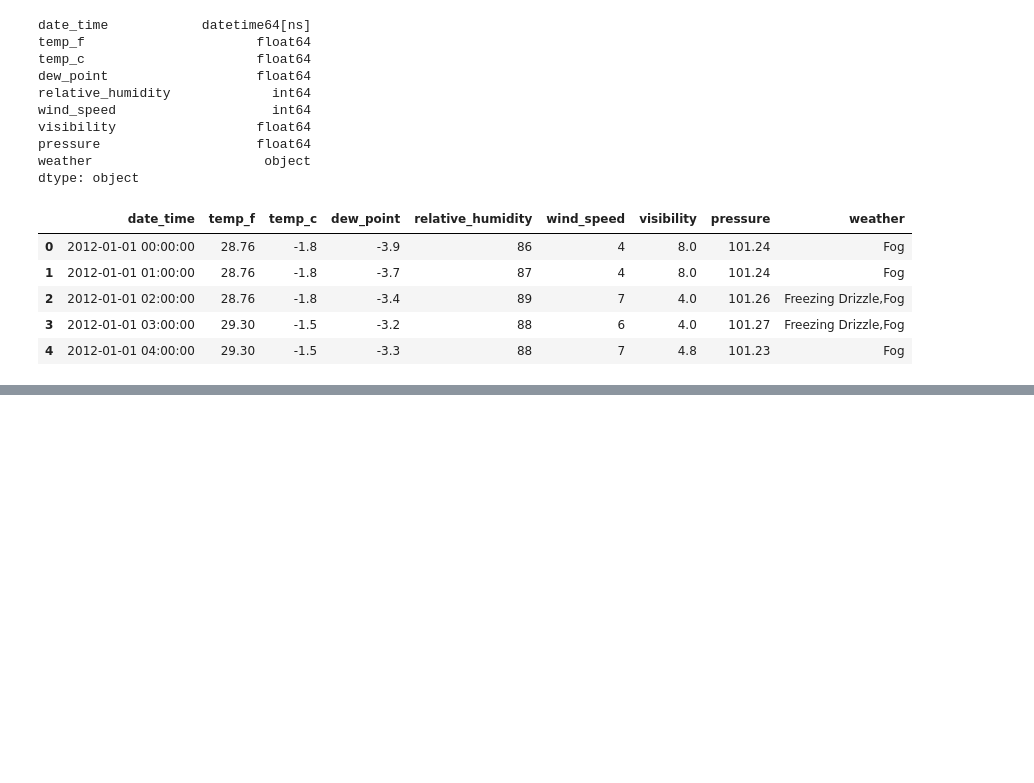
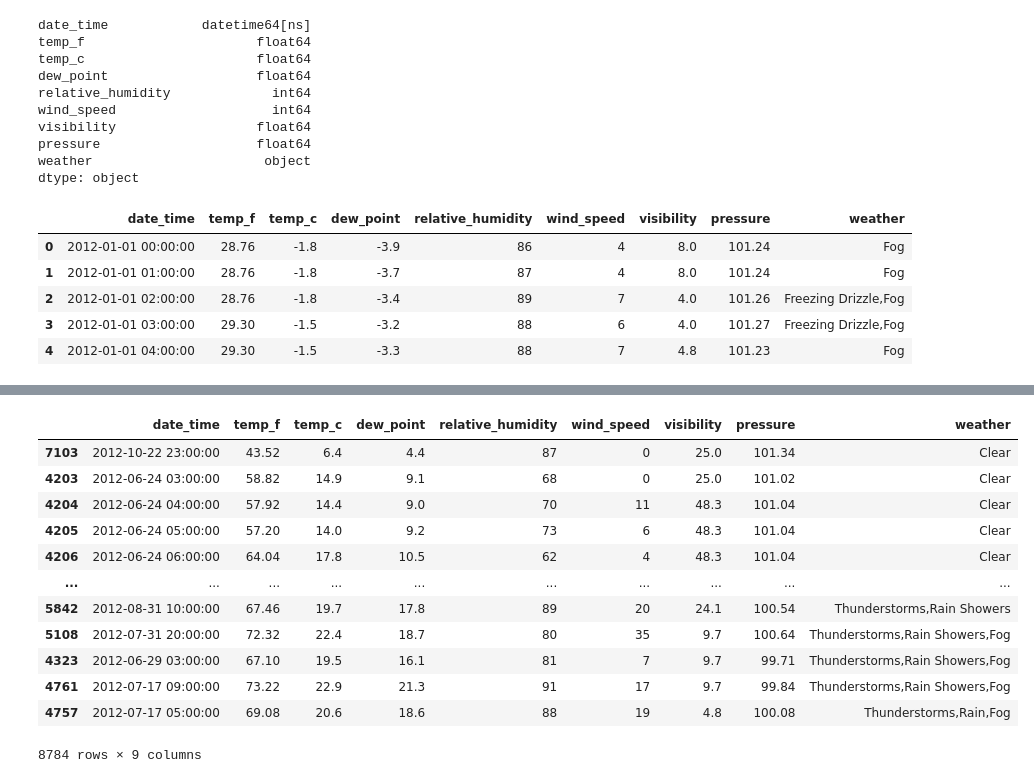
Before and after one commit to JDowBellarmine/IP2_JDD1, a Jupyter notebook: IP2_JDD1.ipynb, the cells around one changed output, grey strips where cells are left out. Saved outputs shown, nothing was run; the diff lists cells and outputs as text; code cells hidden in the pictures; blank space fills up the shorter version.

```diff
--- a/IP2_JDD1.ipynb
+++ b/IP2_JDD1.ipynb
@@ -199,0 +322,16 @@ Name: date_time, Length: 8784, dtype: int64
+# %%
+df.sort_values('weather')
+# %% [output]
+|  | date_time | temp_f | temp_c | dew_point | relative_humidity | wind_speed | visibility | pressure | weather |
+| 7103 | 2012-10-22 23:00:00 | 43.52 | 6.4 | 4.4 | 87 | 0 | 25.0 | 101.34 | Clear |
+| 4203 | 2012-06-24 03:00:00 | 58.82 | 14.9 | 9.1 | 68 | 0 | 25.0 | 101.02 | Clear |
+| 4204 | 2012-06-24 04:00:00 | 57.92 | 14.4 | 9.0 | 70 | 11 | 48.3 | 101.04 | Clear |
+| 4205 | 2012-06-24 05:00:00 | 57.20 | 14.0 | 9.2 | 73 | 6 | 48.3 | 101.04 | Clear |
+| 4206 | 2012-06-24 06:00:00 | 64.04 | 17.8 | 10.5 | 62 | 4 | 48.3 | 101.04 | Clear |
+| ... | ... | ... | ... | ... | ... | ... | ... | ... | ... |
+| 5842 | 2012-08-31 10:00:00 | 67.46 | 19.7 | 17.8 | 89 | 20 | 24.1 | 100.54 | Thunderstorms,Rain Showers |
+| 5108 | 2012-07-31 20:00:00 | 72.32 | 22.4 | 18.7 | 80 | 35 | 9.7 | 100.64 | Thunderstorms,Rain Showers,Fog |
+| 4323 | 2012-06-29 03:00:00 | 67.10 | 19.5 | 16.1 | 81 | 7 | 9.7 | 99.71 | Thunderstorms,Rain Showers,Fog |
+| 4761 | 2012-07-17 09:00:00 | 73.22 | 22.9 | 21.3 | 91 | 17 | 9.7 | 99.84 | Thunderstorms,Rain Showers,Fog |
+| 4757 | 2012-07-17 05:00:00 | 69.08 | 20.6 | 18.6 | 88 | 19 | 4.8 | 100.08 | Thunderstorms,Rain,Fog |
+8784 rows × 9 columns
```
Also changed, not shown: parts of 23 cells of this notebook, 3 other files.
